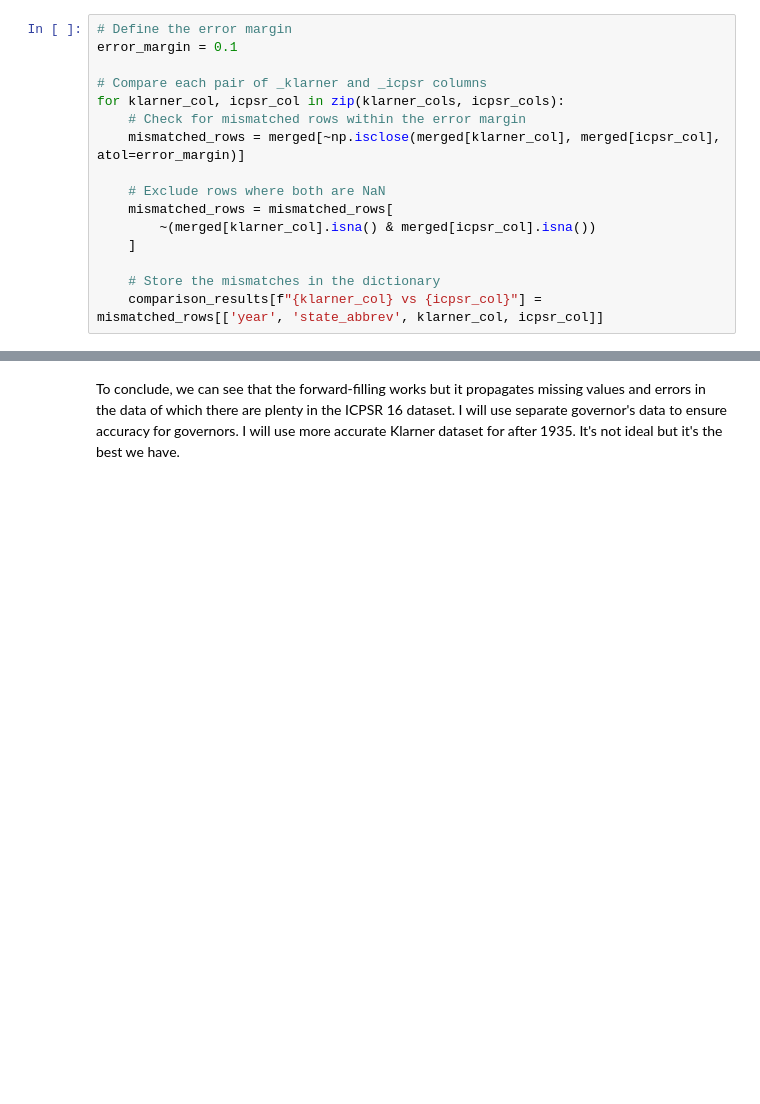
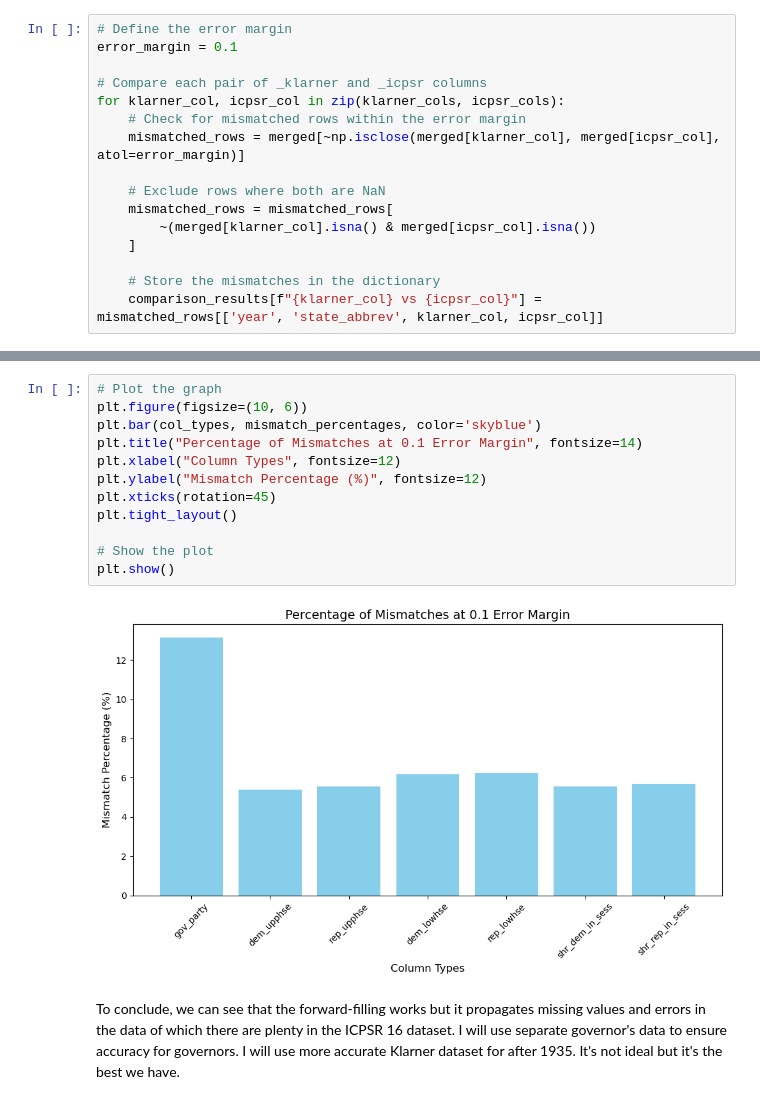
Before and after one commit to batShimon/similarity_data, a Jupyter notebook: merging_Klarner_and_ICPSR.ipynb, the cells around one changed output, grey strips where cells are left out. Saved outputs shown, nothing was run; the diff lists cells and outputs as text; blank space fills up the shorter version.

```diff
--- a/merging_Klarner_and_ICPSR.ipynb
+++ b/merging_Klarner_and_ICPSR.ipynb
@@ -786,3 +818,17 @@ So for shr_rep_in_sess there are 5.7 % of data is mismatched.
+# %%
+# Plot the graph
+plt.figure(figsize=(10, 6))
+plt.bar(col_types, mismatch_percentages, color='skyblue')
+plt.title("Percentage of Mismatches at 0.1 Error Margin", fontsize=14)
+plt.xlabel("Column Types", fontsize=12)
+plt.ylabel("Mismatch Percentage (%)", fontsize=12)
+plt.xticks(rotation=45)
+plt.tight_layout()
+
+# Show the plot
+plt.show()
+# %% [output]
+[figure, added]
 # %% [markdown]
 To conclude, we can see that the forward-filling works but it propagates missing values and errors in the data of which there are plenty in the ICPSR 16 dataset. I will use separate governor's data to ensure accuracy for governors. I will use more accurate Klarner dataset for after 1935. It's not ideal but it's the best we have.
 # %% [markdown]
```
Also changed, not shown: parts of 8 cells of this notebook, 1 other file.
